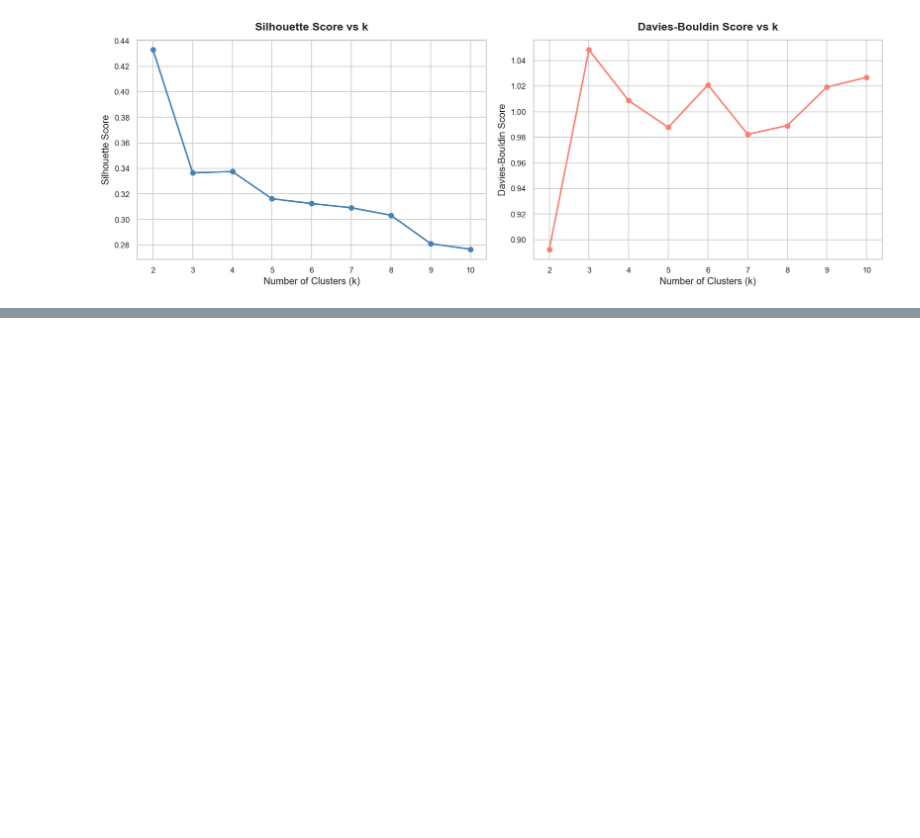
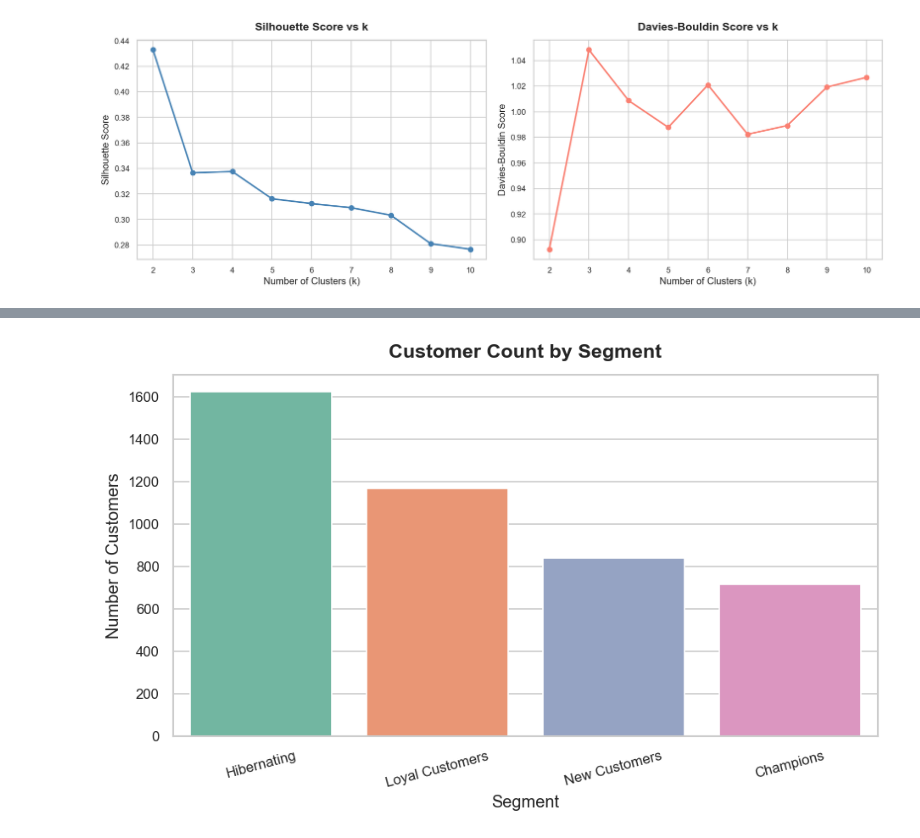
Before and after one commit to Superkai017/retail-unsupervised-lab, a Jupyter notebook: unsupervised.ipynb, the cells around one changed output, grey strips where cells are left out. Saved outputs shown, nothing was run; the diff lists cells and outputs as text; code cells hidden in the pictures; blank space fills up the shorter version.

```diff
--- a/unsupervised.ipynb
+++ b/unsupervised.ipynb
@@ -415,0 +524,13 @@ print(rfm['Segment'].value_counts().to_string())
+# %%
+seg_counts = rfm['Segment'].value_counts()
+
+plt.figure(figsize=(8, 5))
+sns.barplot(x=seg_counts.index, y=seg_counts.values, palette='Set2')
+plt.title('Customer Count by Segment')
+plt.xlabel('Segment')
+plt.ylabel('Number of Customers')
+plt.xticks(rotation=15)
+plt.tight_layout()
+plt.show()
+# %% [output]
+[figure, added]
```
Also changed, not shown: parts of 16 cells of this notebook.
